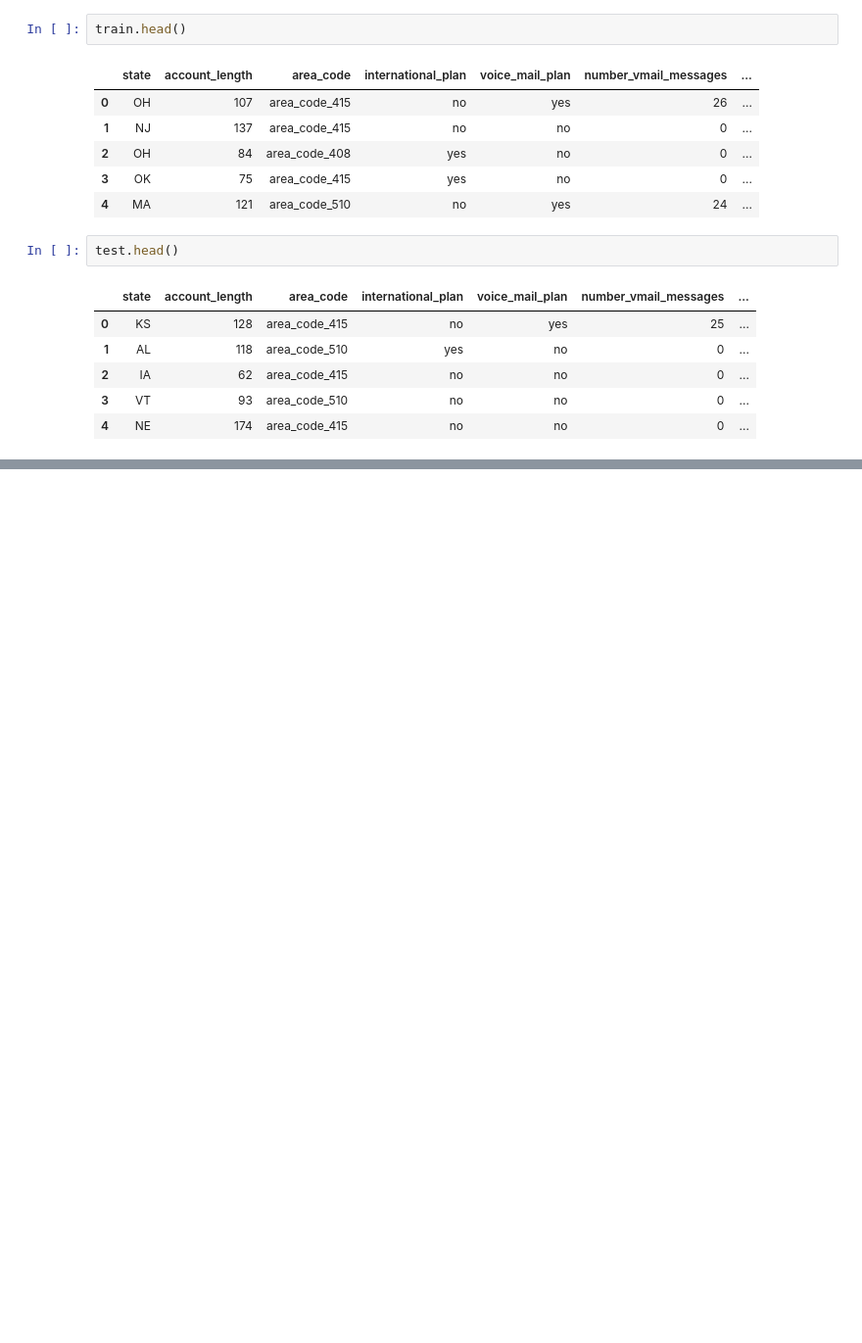
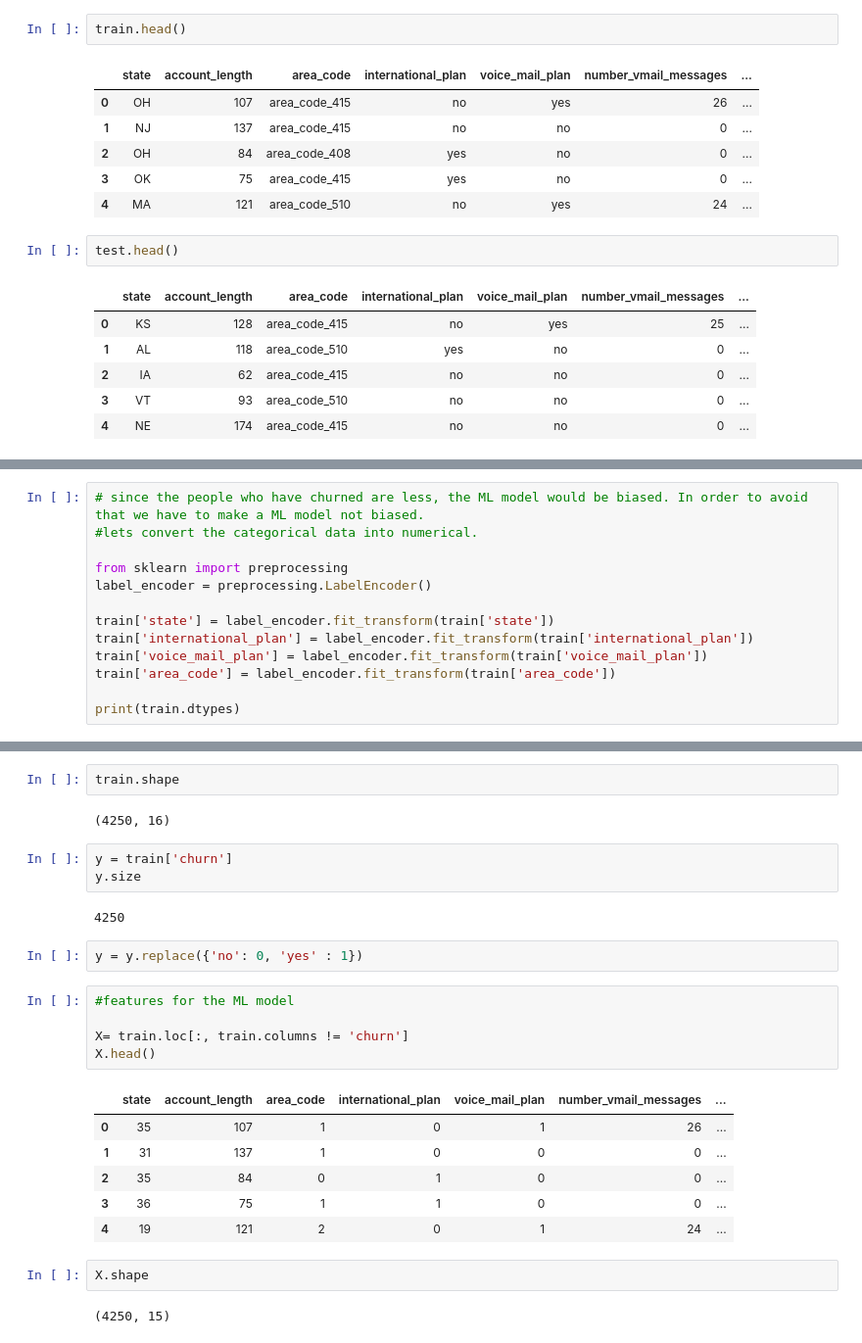
Before and after one commit to rajathhalgi/Customer-churn-prediction-Kaggle-2020, a Jupyter notebook: Customer churn.ipynb, the cells around one changed output, grey strips where cells are left out. Shown at 98% size. Drawn from its saved outputs; the diff is of its cells as text; blank space fills up the shorter version.

```diff
--- a/Customer churn.ipynb
+++ b/Customer churn.ipynb
@@ -205,0 +234,13 @@ array([[<matplotlib.axes._subplots.AxesSubplot object at 0x...>,
+# %%
+# since the people who have churned are less, the ML model would be biased. In order to avoid that we have to make a ML model not biased.
+#lets convert the categorical data into numerical.
+
+from sklearn import preprocessing
+label_encoder = preprocessing.LabelEncoder()
+
+train['state'] = label_encoder.fit_transform(train['state'])
+train['international_plan'] = label_encoder.fit_transform(train['international_plan'])
+train['voice_mail_plan'] = label_encoder.fit_transform(train['voice_mail_plan'])
+train['area_code'] = label_encoder.fit_transform(train['area_code'])
+
+print(train.dtypes)
@@ -205,0 +265,27 @@ array([[<matplotlib.axes._subplots.AxesSubplot object at 0x...>,
+# %%
+train.shape
+# %% [output]
+(4250, 16)
+# %%
+y = train['churn']
+y.size
+# %% [output]
+4250
+# %%
+y = y.replace({'no': 0, 'yes' : 1})
+# %%
+#features for the ML model
+
+X= train.loc[:, train.columns != 'churn']
+X.head()
+# %% [output]
+|  | state | account_length | area_code | international_plan | voice_mail_plan | number_vmail_messages | ... |
+| 0 | 35 | 107 | 1 | 0 | 1 | 26 | ... |
+| 1 | 31 | 137 | 1 | 0 | 0 | 0 | ... |
+| 2 | 35 | 84 | 0 | 1 | 0 | 0 | ... |
+| 3 | 36 | 75 | 1 | 1 | 0 | 0 | ... |
+| 4 | 19 | 121 | 2 | 0 | 1 | 24 | ... |
+# %%
+X.shape
+# %% [output]
+(4250, 15)
```
Also changed, not shown: parts of 9 cells of this notebook.
